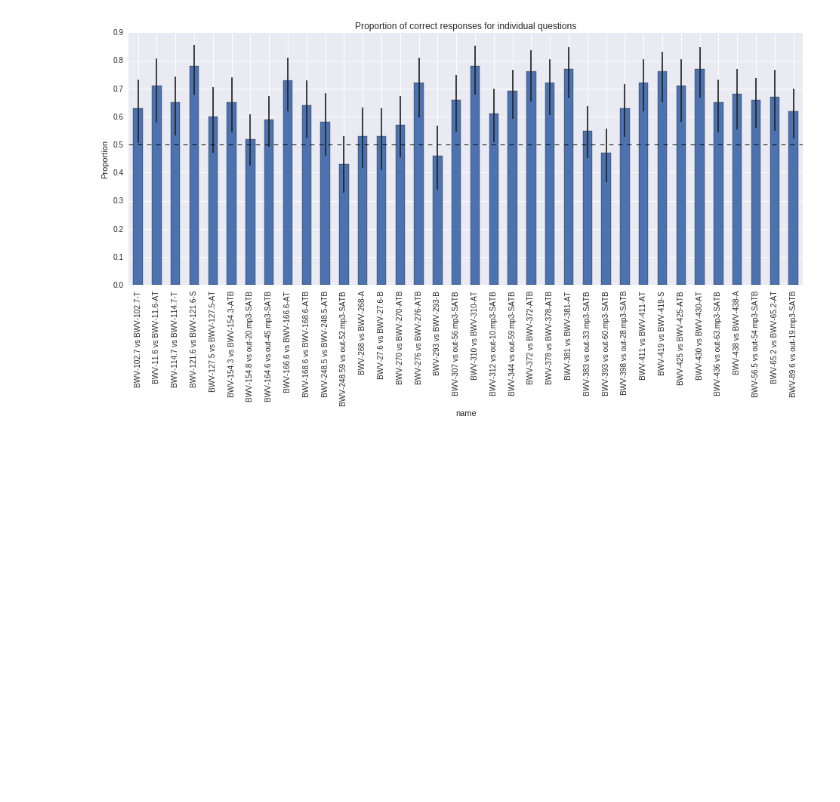
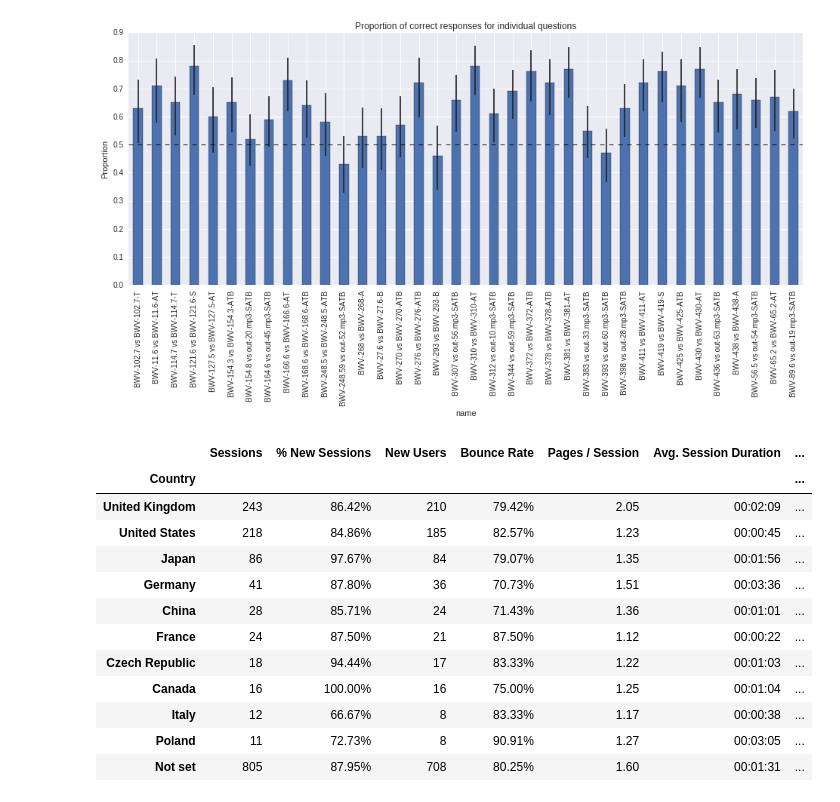
Before and after one commit to feynmanliang/mlsalt-thesis, a Jupyter notebook: notebooks/BachBot Responses.ipynb, the cells around one changed output. Saved outputs shown, nothing was run; the diff lists cells and outputs as text; code cells hidden in the pictures; blank space fills up the shorter version.

```diff
--- a/notebooks/BachBot Responses.ipynb
+++ b/notebooks/BachBot Responses.ipynb
@@ -233,3 +233,30 @@ fig.show()
 fig.savefig('responses-name.png')
 # %% [output]
 [figure]
+# %%
+df = pd.read_csv(
+    '/home/fl350/data/Analytics All Web Site Data Location 20160707-20160806.csv',
+    skiprows=6)\
+.fillna('Not set')\
+.set_index(['Country'])
+df = df.assign(Percentage = lambda x: 100 * np.round(x.Sessions / df.Sessions.sum(), 2))\
+.rename(columns={'Percentage': '% All Sessions'})
+
+with open('user-countries.tex', 'wb') as f:
+    f.write(df[['Sessions', '% All Sessions']].to_latex(index=True,longtable=True))
+
+df
+# %% [output]
+|  | Sessions | % New Sessions | New Users | Bounce Rate | Pages / Session | Avg. Session Duration | ... |
+| Country |  |  |  |  |  |  | ... |
+| United Kingdom | 243 | 86.42% | 210 | 79.42% | 2.05 | 00:02:09 | ... |
+| United States | 218 | 84.86% | 185 | 82.57% | 1.23 | 00:00:45 | ... |
+| Japan | 86 | 97.67% | 84 | 79.07% | 1.35 | 00:01:56 | ... |
+| Germany | 41 | 87.80% | 36 | 70.73% | 1.51 | 00:03:36 | ... |
+| China | 28 | 85.71% | 24 | 71.43% | 1.36 | 00:01:01 | ... |
+| France | 24 | 87.50% | 21 | 87.50% | 1.12 | 00:00:22 | ... |
+| Czech Republic | 18 | 94.44% | 17 | 83.33% | 1.22 | 00:01:03 | ... |
+| Canada | 16 | 100.00% | 16 | 75.00% | 1.25 | 00:01:04 | ... |
+| Italy | 12 | 66.67% | 8 | 83.33% | 1.17 | 00:00:38 | ... |
+| Poland | 11 | 72.73% | 8 | 90.91% | 1.27 | 00:03:05 | ... |
+| Not set | 805 | 87.95% | 708 | 80.25% | 1.60 | 00:01:31 | ... |
```
Also changed, not shown: parts of 1 cell of this notebook, 6 other files.
